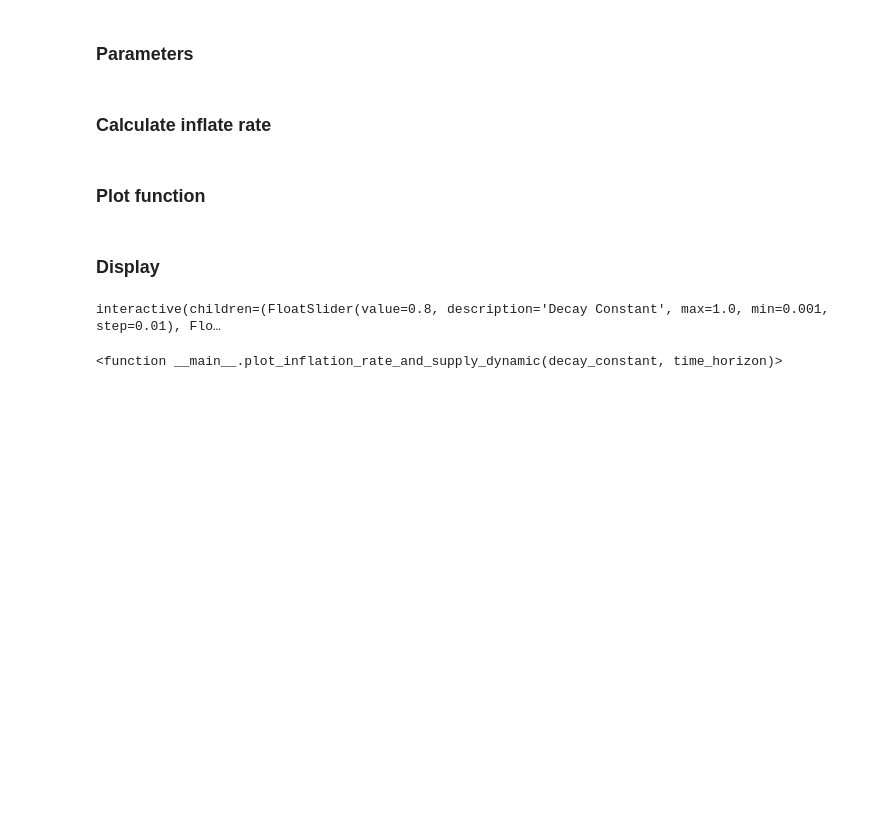
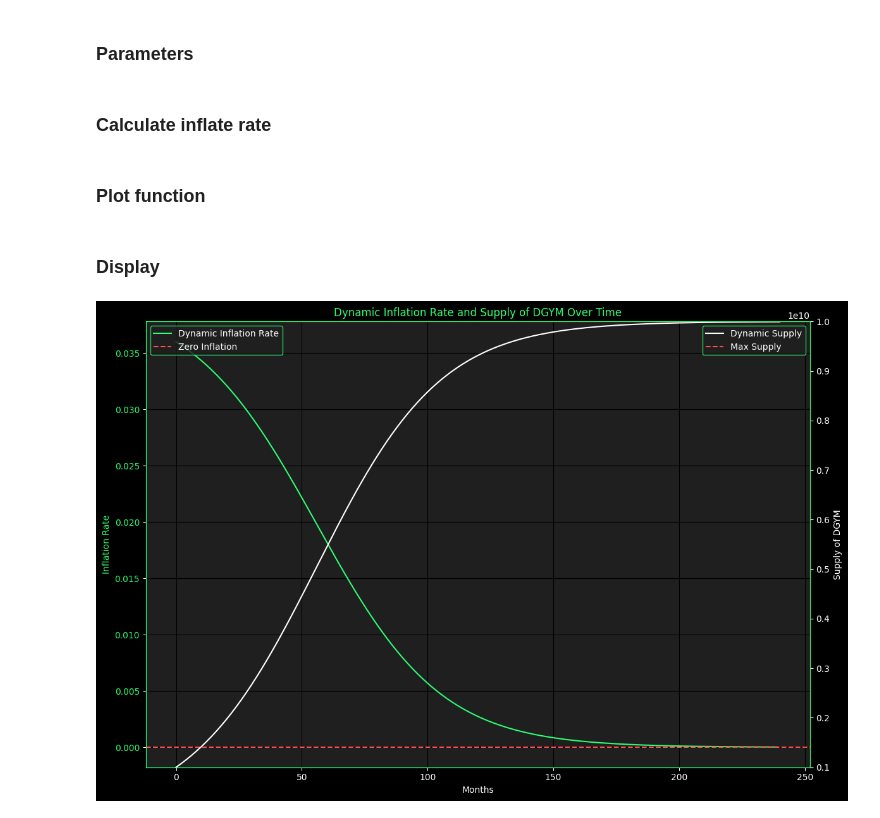
Before and after one commit to DeGym/documentation, a Jupyter notebook: analysis/supply/inflation_dgym_v3.ipynb, the cells around one changed output. Drawn from its saved outputs; the diff is of its cells as text; code cells hidden in the pictures; blank space fills up the shorter version.

Commit message:
Add unified graph of dynamic inflation rate and dgym supply over months

```diff
--- a/analysis/supply/inflation_dgym_v3.ipynb
+++ b/analysis/supply/inflation_dgym_v3.ipynb
@@ -8,7 +8,7 @@ import ipywidgets as widgets
 # %%
 initial_supply = 1e9
 max_supply = 1e10
-decay_constant = 0.5
+decay_constant = 0.04
 # %% [markdown]
 ### Calculate inflate rate
 # %%
@@ -65,12 +81,63 @@ def plot_inflation_rate_and_supply_dynamic(decay_constant, time_horizon):
 # %% [markdown]
 ### Display
 # %%
-decay_constant_slider = FloatSlider(value=0.50, min=0.001, max=1.0, step=0.01, description='Decay Constant')
-time_horizon_slider = FloatSlider(value=12, min=1, max=60, step=1, description='Time Horizon (years)')
+decay_constant_slider = FloatSlider(value=decay_constant, min=0.001, max=1.0, step=0.01, description='Decay Constant')
+time_horizon_slider = FloatSlider(value=240, min=1, max=240, step=1, description='Time Horizon (Monthly)')
 
 interact(plot_inflation_rate_and_supply_dynamic,
          decay_constant=decay_constant_slider,
          time_horizon=time_horizon_slider)
-# %% [output]
-interactive(children=(FloatSlider(value=0.8, description='Decay Constant', max=1.0, min=0.001, step=0.01), Flo…
-<function __main__.plot_inflation_rate_and_supply_dynamic(decay_constant, time_horizon)>
+# %%
+plt.style.use('dark_background')
+plt.rcParams.update({
+    'axes.facecolor': '#1f1f1f',
+    'axes.edgecolor': '#2dff73',
+    'axes.labelcolor': '#ffffff',
+    'xtick.color': '#ffffff',
+    'ytick.color': '#ffffff',
+    'grid.color': '#000000',
+    'figure.facecolor': '#000000',
+    'figure.edgecolor': '#000000',
+    'text.color': '#ffffff',
+    'legend.facecolor': '#1f1f1f',
+    'legend.edgecolor': '#2dff73',
+    'axes.titlecolor': '#2dff73'
+})
+
+def plot_combined_dynamic_inflation_and_supply(decay_constant, time_horizon):
+    # Time (months)
+    months = np.arange(0, int(time_horizon) + 1)
+
+    # Supply and inflation rates over time
+    supply_dynamic = calculate_supply_dynamic(initial_supply, max_supply, decay_constant, time_horizon)
+    inflation_rates_dynamic = [dynamic_inflation(t, supply_dynamic[t], max_supply, decay_constant) for t in range(int(time_horizon))]
+
+    # Plotting both on a single figure
+    fig, ax1 = plt.subplots(figsize=(12, 8))
+
+    color1 = '#2dff73'
+    ax1.set_xlabel('Months')
+    ax1.set_ylabel('Inflation Rate', color=color1)
+    ax1.plot(months[:-1], inflation_rates_dynamic, label='Dynamic Inflation Rate', color=color1)
+    ax1.tick_params(axis='y', labelcolor=color1)
+    ax1.axhline(y=0, color='#ff4c4c', linestyle='--', label='Zero Inflation')
+    ax1.legend(loc='upper left')
+    ax1.grid(True)
+
+    ax2 = ax1.twinx()  # instantiate a second axes that shares the same x-axis
+    color2 = '#ffffff'
+    ax2.set_ylabel('Supply of DGYM', color=color2)
+    ax2.plot(months, supply_dynamic, label='Dynamic Supply', color=color2)
+    ax2.tick_params(axis='y', labelcolor=color2)
+    ax2.axhline(y=max_supply, color='#ff4c4c', linestyle='--', label='Max Supply')
+    ax2.legend(loc='upper right')
+    ax2.set_ylim(initial_supply, max_supply)
+
+    plt.title('Dynamic Inflation Rate and Supply of DGYM Over Time')
+    fig.tight_layout()
+    plt.show()
+
+# Plot the combined graph with default values
+plot_combined_dynamic_inflation_and_supply(decay_constant, 240)
+# %% [output]
+[figure, added]
```
Also changed, not shown: parts of 1 cell of this notebook.
